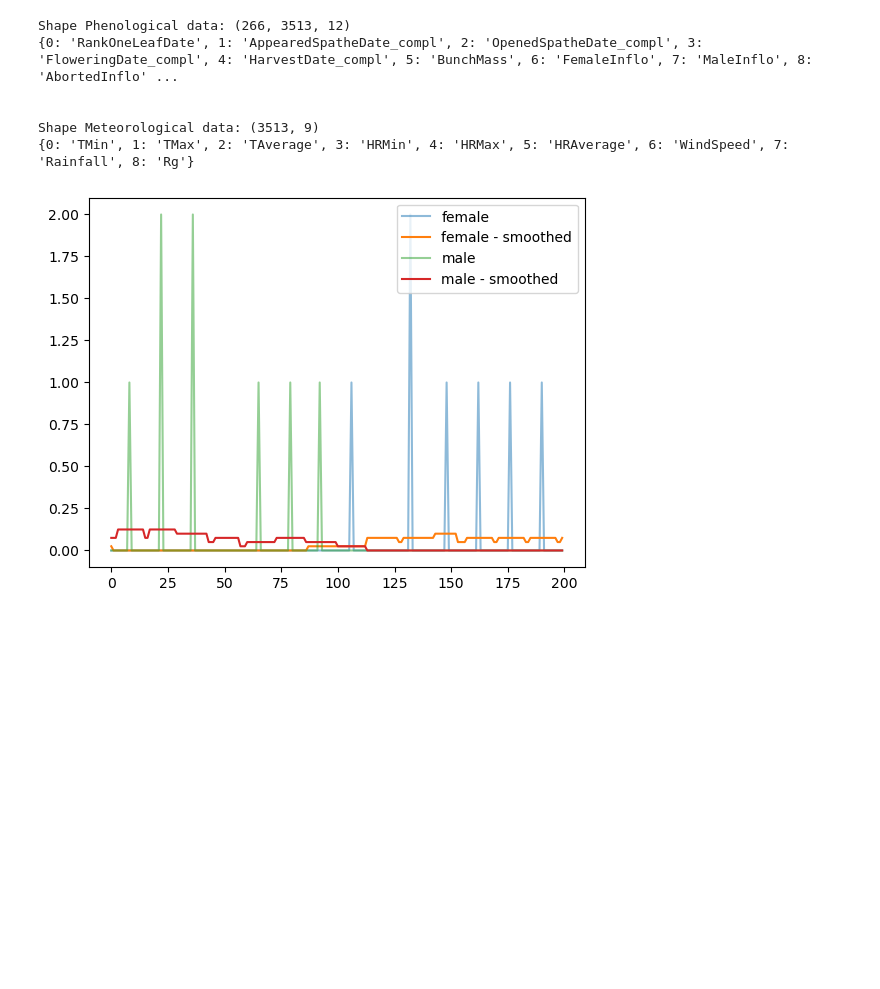
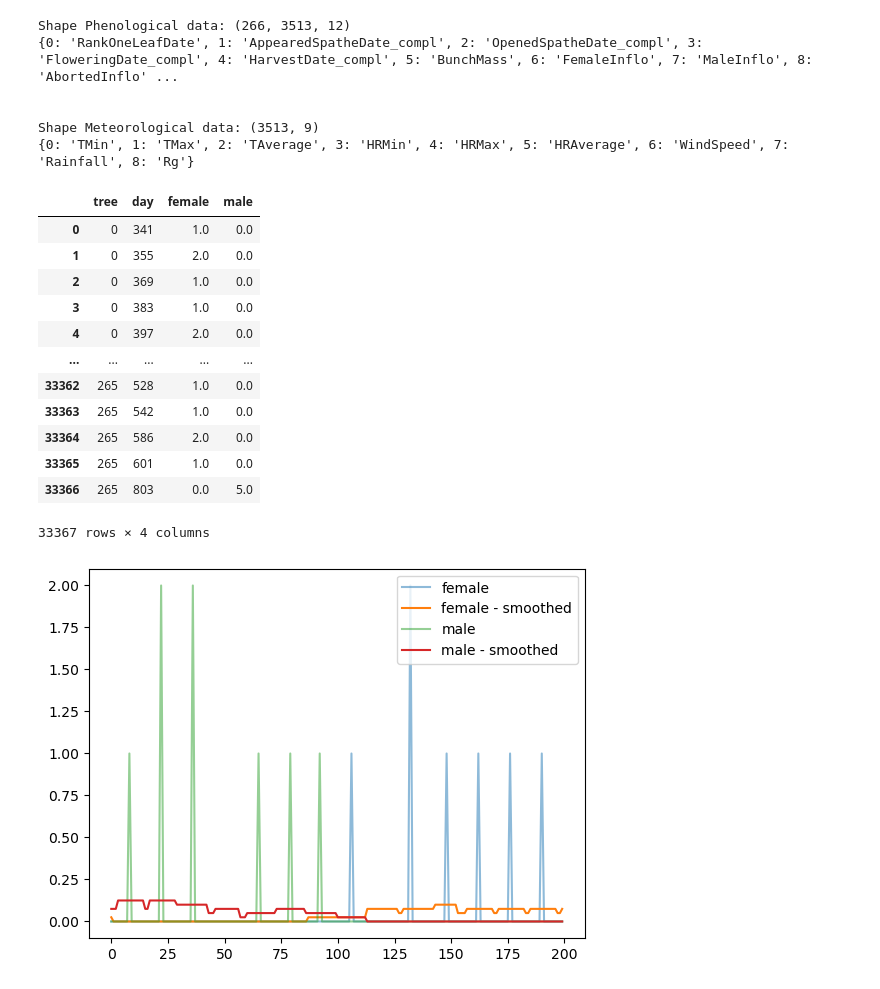
Before and after one commit to Ilex00para/PalmProject, a Jupyter notebook: RandomForest/RandomForest_extremeEvents&BunchLoad.ipynb, the cells around one changed output. Drawn from its saved outputs; the diff is of its cells as text; code cells hidden in the pictures; blank space fills up the shorter version.

```diff
--- a/RandomForest/RandomForest.ipynb
+++ b/RandomForest/RandomForest_extremeEvents&BunchLoad.ipynb
@@ -87,6 +87,42 @@ Shape Phenological data: (266, 3513, 12)
 
 Shape Meteorological data: (3513, 9)
 {0: 'TMin', 1: 'TMax', 2: 'TAverage', 3: 'HRMin', 4: 'HRMax', 5: 'HRAverage', 6: 'WindSpeed', 7: 'Rainfall', 8: 'Rg'}
+# %%
+df_dict = {'tree' : [],
+           'day' : [],
+           'female' : [],
+           'male' : []
+        }
+for tree in range(pheno.shape[0]):
+        days_females = np.where(pheno[tree,:,6] > 0)
+        days_males = np.where(pheno[tree,:,7] > 0)
+        days = sorted(list(set(np.concatenate([days_males[0],days_females[0]],axis=0))))
+        flowers_female = pheno[tree,days,6]
+        flowers_male = pheno[tree,days,7]
+        tree = [tree for _ in range(len(days))]
+
+        df_dict['tree'].extend(tree)
+        df_dict['day'].extend(days)
+        df_dict['female'].extend(flowers_female)
+        df_dict['male'].extend(flowers_male)
+
+flowers = pd.DataFrame(df_dict)
+
+flowers
+# %% [output]
+|  | tree | day | female | male |
+| 0 | 0 | 341 | 1.0 | 0.0 |
+| 1 | 0 | 355 | 2.0 | 0.0 |
+| 2 | 0 | 369 | 1.0 | 0.0 |
+| 3 | 0 | 383 | 1.0 | 0.0 |
+| 4 | 0 | 397 | 2.0 | 0.0 |
+| ... | ... | ... | ... | ... |
+| 33362 | 265 | 528 | 1.0 | 0.0 |
+| 33363 | 265 | 542 | 1.0 | 0.0 |
+| 33364 | 265 | 586 | 2.0 | 0.0 |
+| 33365 | 265 | 601 | 1.0 | 0.0 |
+| 33366 | 265 | 803 | 0.0 | 5.0 |
+33367 rows × 4 columns
 # %%
 plt.plot(pheno[0,900:1100,6], label='female', alpha=0.5)
 plt.plot(pheno[0,900:1100,10],label ='female - smoothed')
```
Also changed, not shown: 11 other files.
